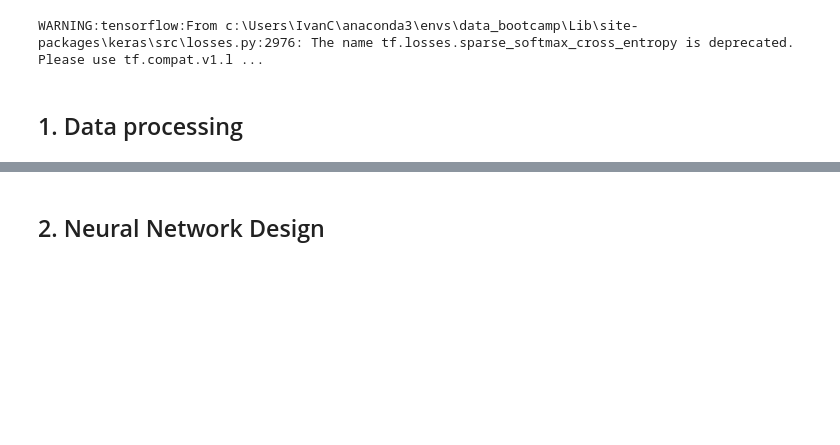
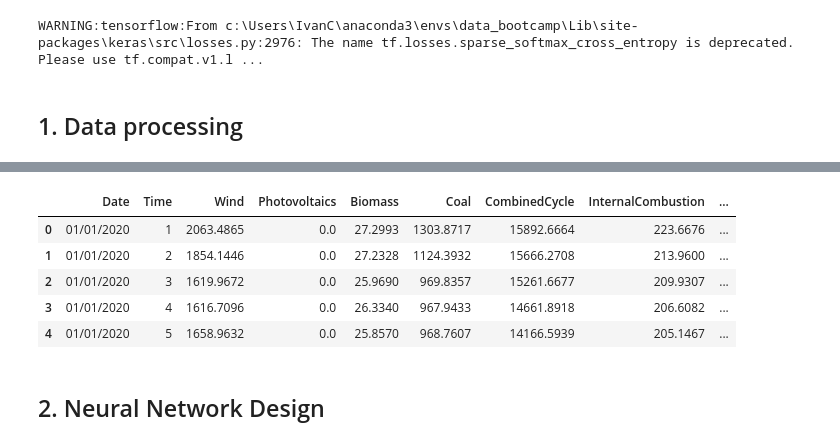
Before and after one commit to Ivanco19/Electric_Generation_Mexico, a Jupyter notebook: NN_Modeling/neural_network_model.ipynb, the cells around one changed output, grey strips where cells are left out. Drawn from its saved outputs; the diff is of its cells as text; code cells hidden in the pictures; blank space fills up the shorter version.

```diff
--- a/NN_Modeling/neural_network_model.ipynb
+++ b/NN_Modeling/neural_network_model.ipynb
@@ -36,2 +39,12 @@ electric_generation_df.head()
+# %%
+# Show new dataframe
+electric_generation_df.head()
+# %% [output]
+|  | Date | Time | Wind | Photovoltaics | Biomass | Coal | CombinedCycle | InternalCombustion | ... |
+| 0 | 01/01/2020 | 1 | 2063.4865 | 0.0 | 27.2993 | 1303.8717 | 15892.6664 | 223.6676 | ... |
+| 1 | 01/01/2020 | 2 | 1854.1446 | 0.0 | 27.2328 | 1124.3932 | 15666.2708 | 213.9600 | ... |
+| 2 | 01/01/2020 | 3 | 1619.9672 | 0.0 | 25.9690 | 969.8357 | 15261.6677 | 209.9307 | ... |
+| 3 | 01/01/2020 | 4 | 1616.7096 | 0.0 | 26.3340 | 967.9433 | 14661.8918 | 206.6082 | ... |
+| 4 | 01/01/2020 | 5 | 1658.9632 | 0.0 | 25.8570 | 968.7607 | 14166.5939 | 205.1467 | ... |
 # %%
 # Focus on '' source generation
```
Also changed, not shown: parts of 13 cells of this notebook, 8 other files.
